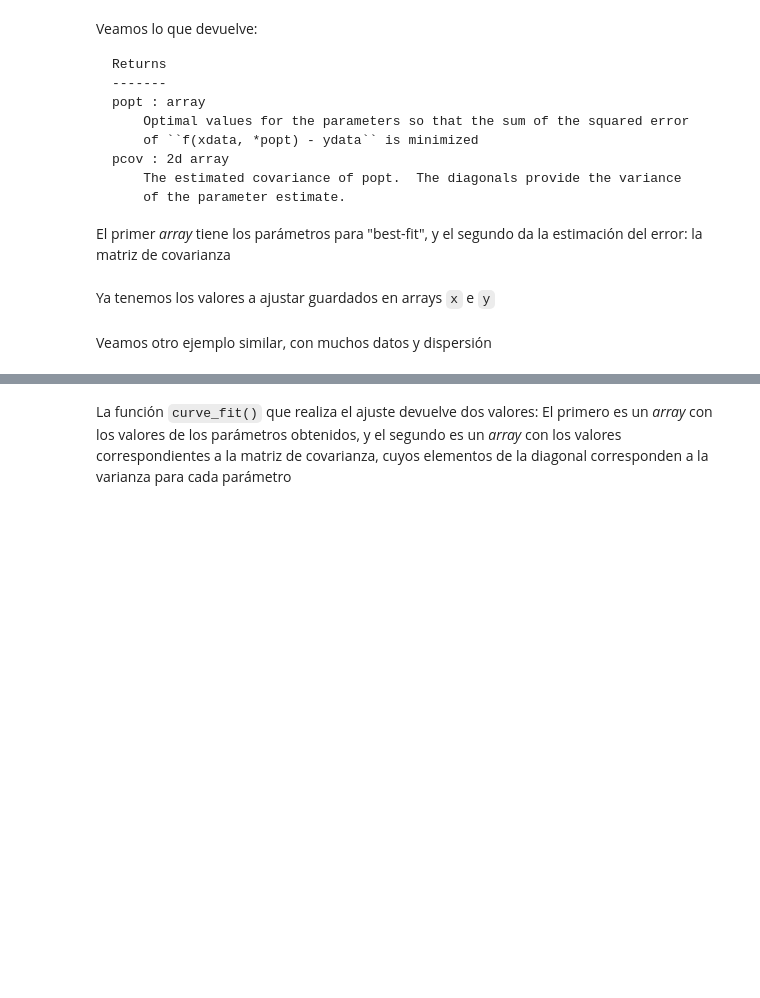
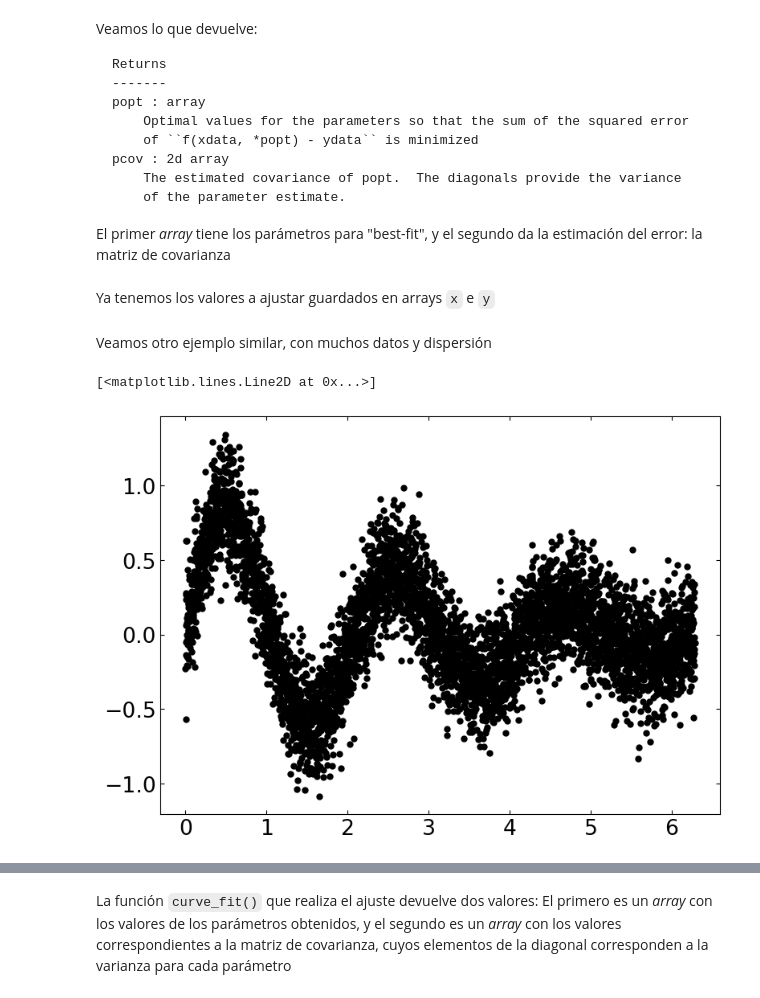
Before and after one commit to fiolj/intro-python-IB, a Jupyter notebook: clases/13_2_fiteos.ipynb, the cells around one changed output, grey strips where cells are left out. Cells and saved outputs as stored; diff of their text form; code cells hidden in the pictures; blank space fills up the shorter version.

```diff
--- a/clases/13_2_fiteos.ipynb
+++ b/clases/13_2_fiteos.ipynb
@@ -609,4 +734,10 @@ x = np.linspace(0., 2*np.pi, 5000)
 y0= fit_func(x, 1., 3., 1/3, 0 )
 y = y0 + 0.2* np.random.normal(loc= 0., scale= 1, size= y0.size);
 # Fiteo
+# %%
+plt.figure(figsize=fsize)
+plt.plot(x,y,'.k',label='datos') # repeated from above
+# %% [output]
+[<matplotlib.lines.Line2D at 0x...>]
+[figure, added]
 # %%
```
Also changed, not shown: parts of 56 cells of this notebook, 39 other files.
